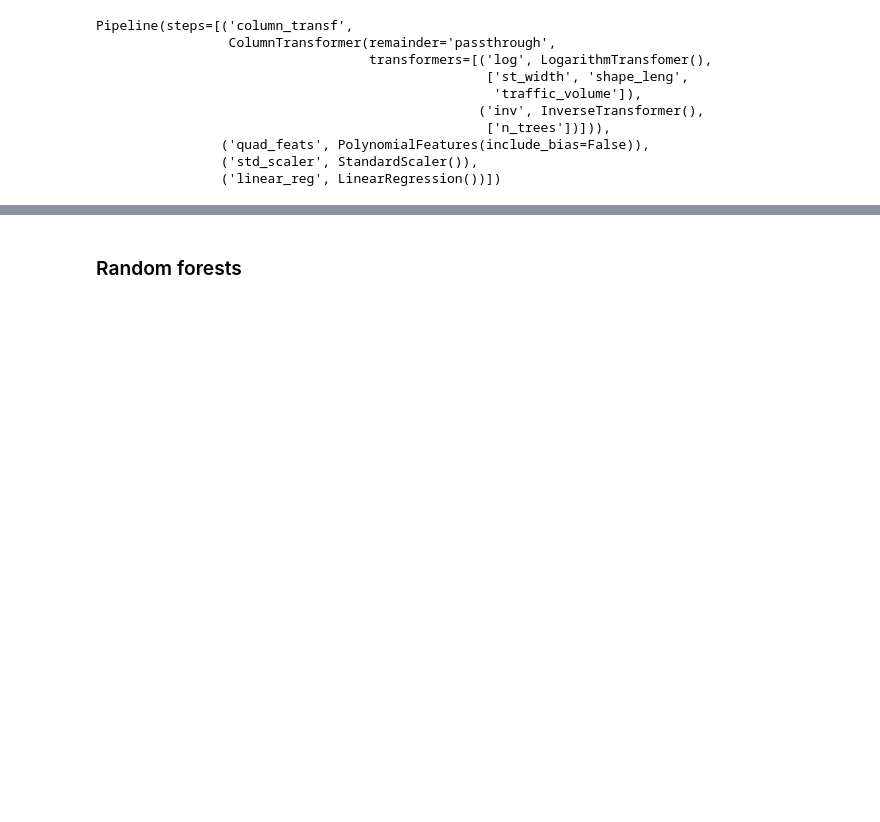
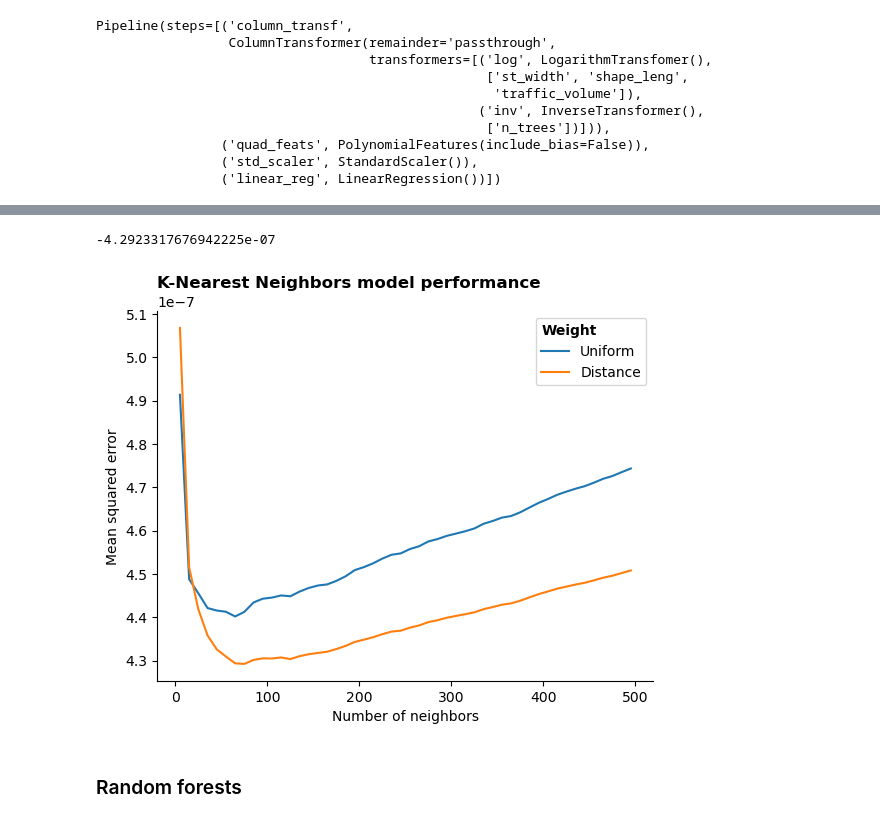
Before and after one commit to jacobvhook/road-speed, a Jupyter notebook: examples/regression_traffic_vol.ipynb, the cells around one changed output, grey strips where cells are left out. Drawn from its saved outputs; the diff is of its cells as text; code cells hidden in the pictures; blank space fills up the shorter version.

Commit message:
Incorporates KNN model into `examples/regression_traffic_vol.ipynb`

```diff
--- a/examples/regression_traffic_vol.ipynb
+++ b/examples/regression_traffic_vol.ipynb
@@ -355,0 +386,2 @@ Pipeline(steps=[('column_transf',
+# %%
+knn_search.fit(X_train, y_train)
@@ -355,0 +401,29 @@ Pipeline(steps=[('column_transf',
+# %%
+knn_search.best_score_
+# %% [output]
+-4.2923317676942225e-07
+# %%
+uniform_scores = []
+uniform_n_neighbors = []
+distance_scores = []
+distance_n_neighbors = []
+
+for param, score in zip(
+    knn_search.cv_results_["params"], knn_search.cv_results_["mean_test_score"]
+):
+    if param["knn__weights"] == "uniform":
+        uniform_scores.append(-score)
+        uniform_n_neighbors.append(param["knn__n_neighbors"])
+    else:
+        distance_scores.append(-score)
+        distance_n_neighbors.append(param["knn__n_neighbors"])
+# %%
+plt.plot(uniform_n_neighbors, uniform_scores, label="Uniform")
+plt.plot(distance_n_neighbors, distance_scores, label="Distance")
+plt.title("K-Nearest Neighbors model performance")
+plt.ylabel("Mean squared error")
+plt.xlabel("Number of neighbors")
+leg = plt.legend(title="Weight", title_fontproperties={"weight": "bold"})
+leg._legend_box.align = "left"
+# %% [output]
+[figure, added]
```
Also changed, not shown: parts of 5 cells of this notebook.
